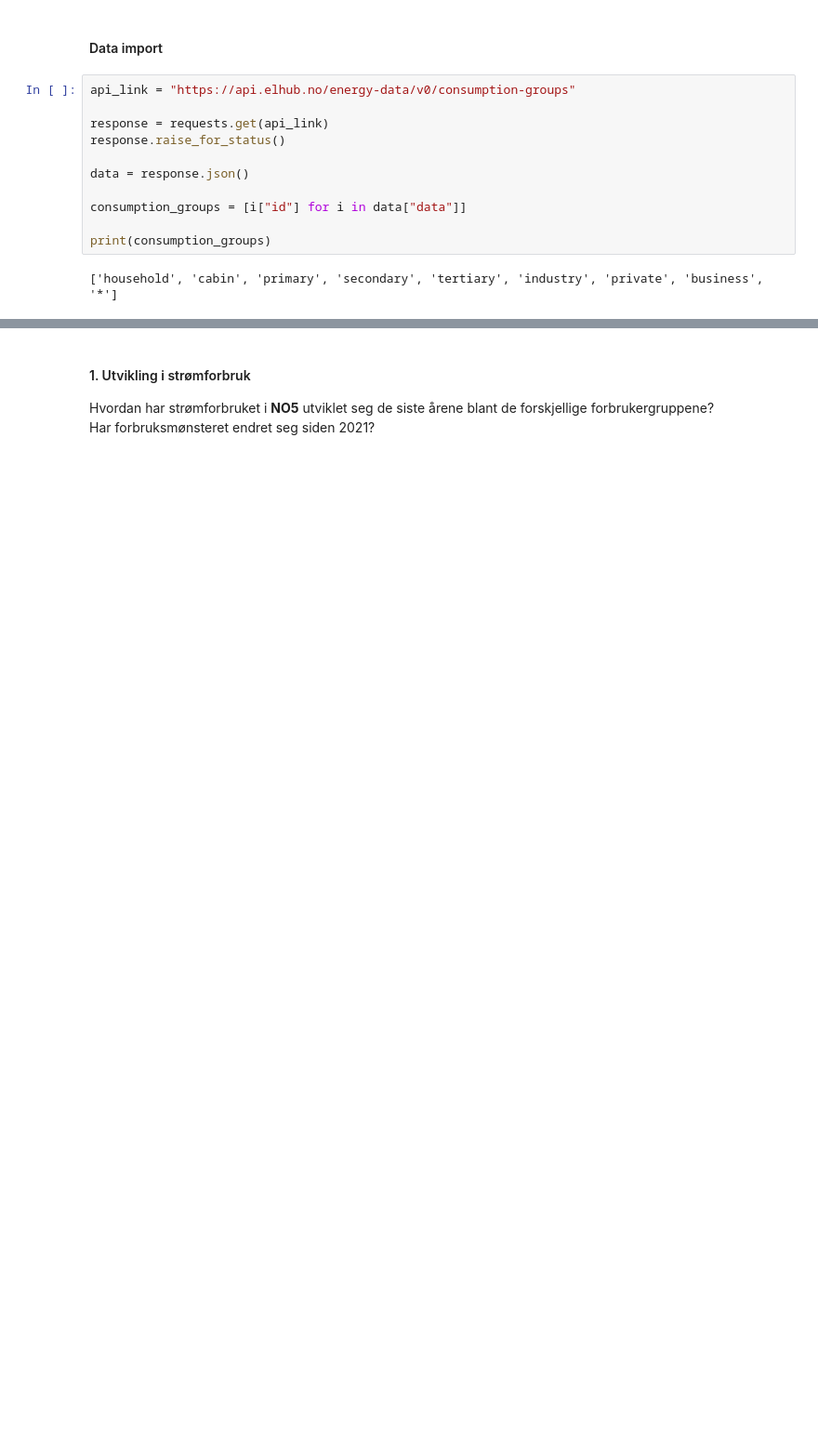
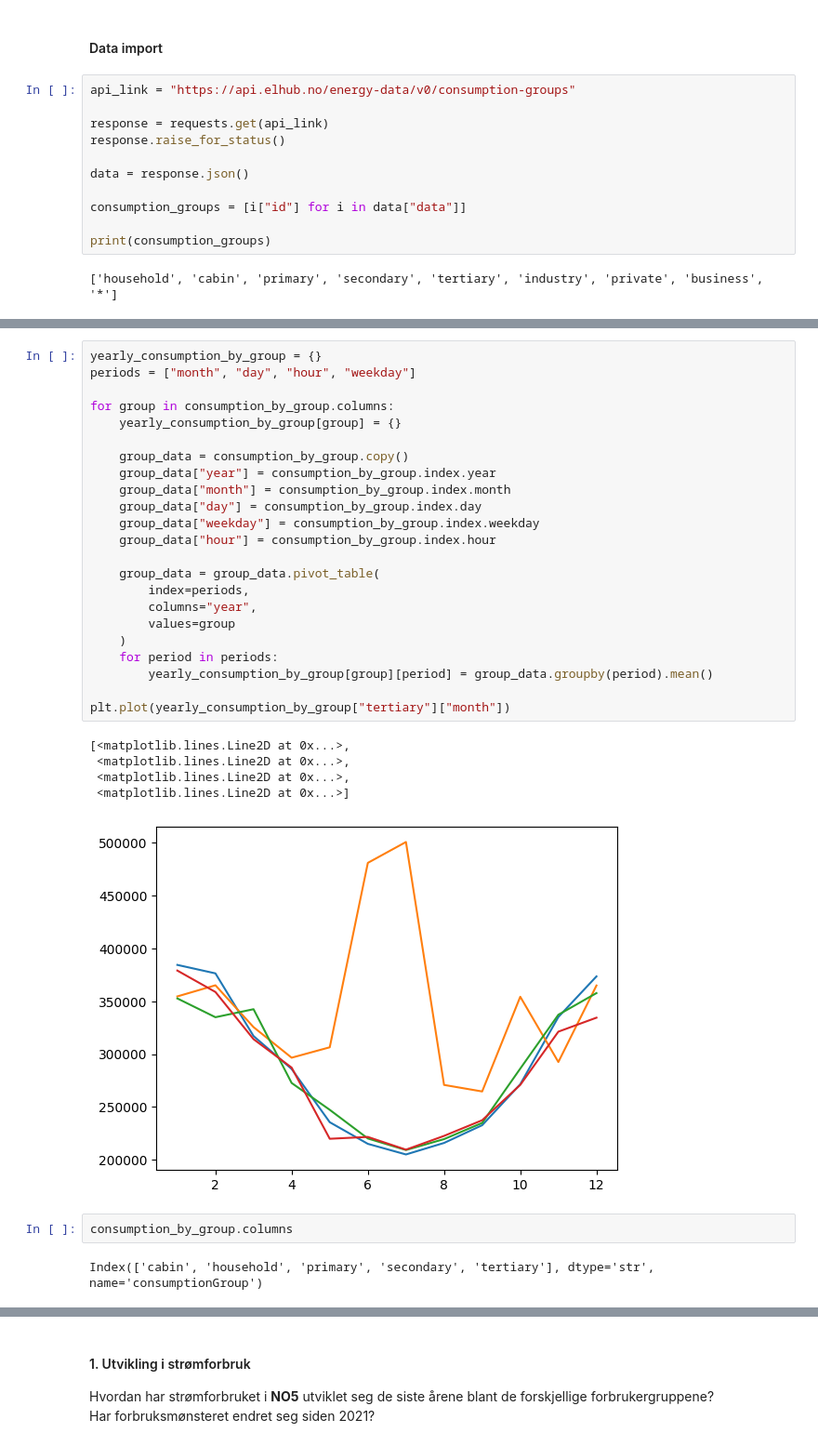
Before and after one commit to tobbensol/eviny-case, a Jupyter notebook: notebooks/Question1.ipynb, the cells around one changed output, grey strips where cells are left out. Shown at 93% size. Saved outputs shown, nothing was run; the diff lists cells and outputs as text; blank space fills up the shorter version.

```diff
--- a/notebooks/Question1.ipynb
+++ b/notebooks/Question1.ipynb
@@ -64,0 +83,33 @@ consumption_by_group = consumption_df.pivot_table(
+# %%
+yearly_consumption_by_group = {}
+periods = ["month", "day", "hour", "weekday"]
+
+for group in consumption_by_group.columns:
+    yearly_consumption_by_group[group] = {}
+
+    group_data = consumption_by_group.copy()
+    group_data["year"] = consumption_by_group.index.year
+    group_data["month"] = consumption_by_group.index.month
+    group_data["day"] = consumption_by_group.index.day
+    group_data["weekday"] = consumption_by_group.index.weekday
+    group_data["hour"] = consumption_by_group.index.hour
+
+    group_data = group_data.pivot_table(
+        index=periods,
+        columns="year",
+        values=group
+    )
+    for period in periods:
+        yearly_consumption_by_group[group][period] = group_data.groupby(period).mean()
+
+plt.plot(yearly_consumption_by_group["tertiary"]["month"])
+# %% [output]
+[<matplotlib.lines.Line2D at 0x...>,
+ <matplotlib.lines.Line2D at 0x...>,
+ <matplotlib.lines.Line2D at 0x...>,
+ <matplotlib.lines.Line2D at 0x...>]
+[figure, added]
+# %%
+consumption_by_group.columns
+# %% [output]
+Index(['cabin', 'household', 'primary', 'secondary', 'tertiary'], dtype='str', name='consumptionGroup')
```
Also changed, not shown: parts of 7 cells of this notebook.
